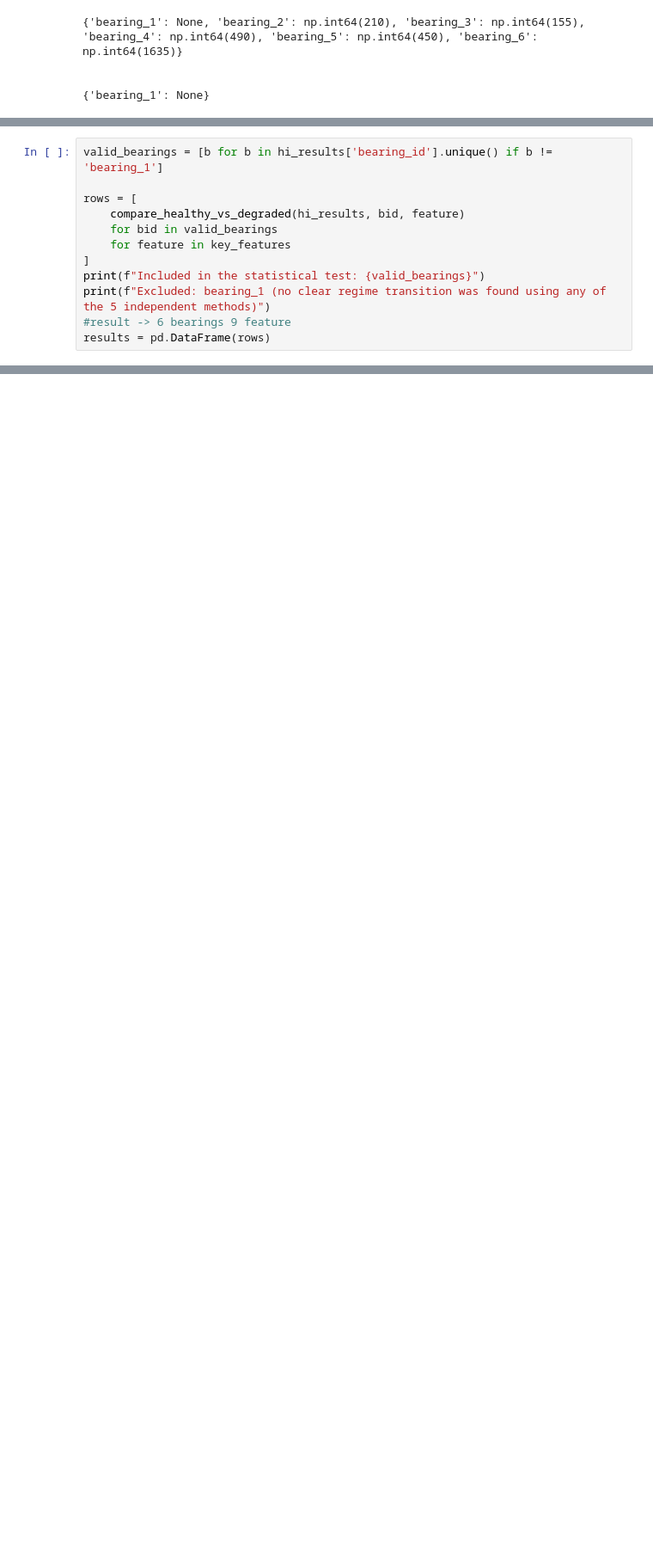
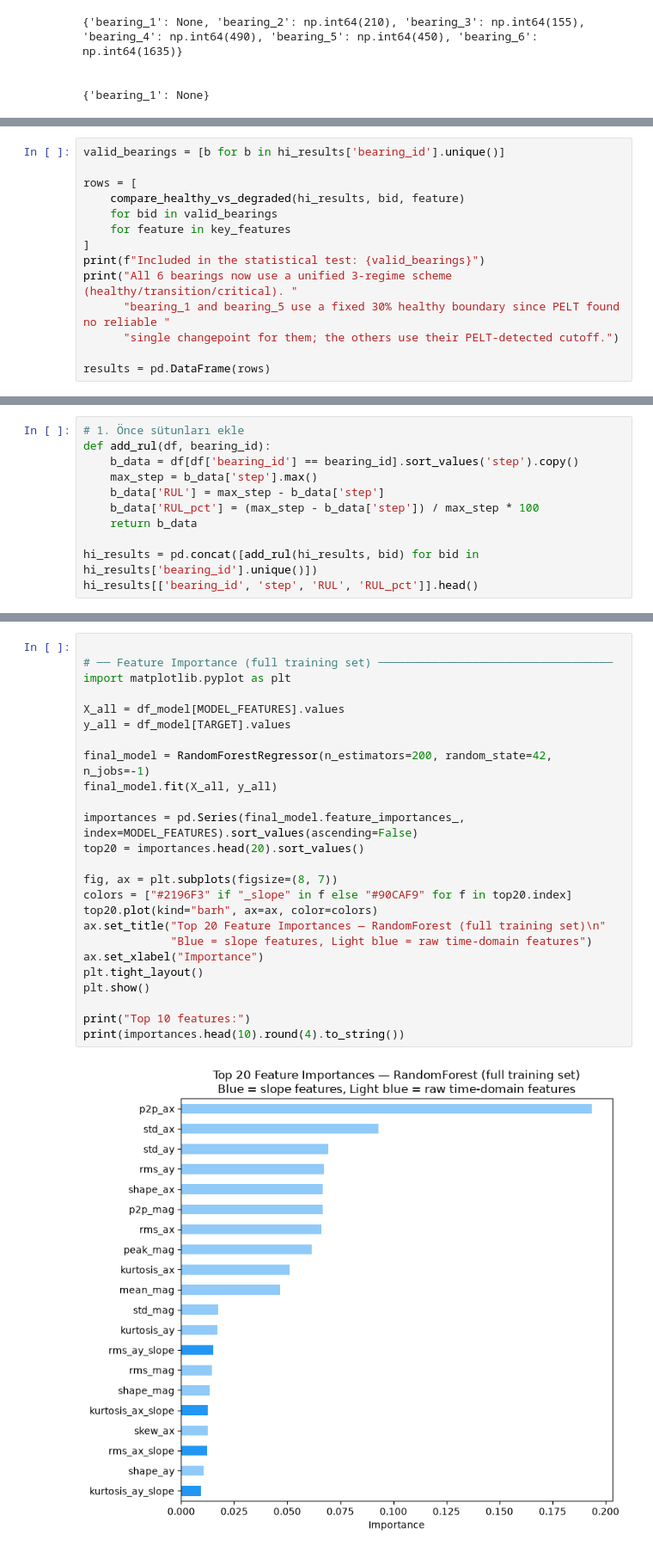
Before and after one commit to AE1024/NASA-PROJECT-FEMTO, a Jupyter notebook: notebooks/04_statistical_validation.ipynb, the cells around one changed output, grey strips where cells are left out. Shown at 86% size. Cells and saved outputs as stored; diff of their text form; blank space fills up the shorter version.

```diff
--- a/notebooks/04_statistical_validation.ipynb
+++ b/notebooks/04_statistical_validation.ipynb
@@ -284,7 +340,7 @@ health_index    0
 regime_label    0
 dtype: int64
 # %%
-valid_bearings = [b for b in hi_results['bearing_id'].unique() if b != 'bearing_1']
+valid_bearings = [b for b in hi_results['bearing_id'].unique()]
 
 rows = [
     compare_healthy_vs_degraded(hi_results, bid, feature)
@@ -292,7 +348,9 @@ rows = [
     for feature in key_features
 ]
 print(f"Included in the statistical test: {valid_bearings}")
-print(f"Excluded: bearing_1 (no clear regime transition was found using any of the 5 independent methods)")
-#result -> 6 bearings 9 feature
+print("All 6 bearings now use a unified 3-regime scheme (healthy/transition/critical). "
+      "bearing_1 and bearing_5 use a fixed 30% healthy boundary since PELT found no reliable "
+      "single changepoint for them; the others use their PELT-detected cutoff.")
+
 results = pd.DataFrame(rows)
 # %% [output]
@@ -346,0 +473,11 @@ print(summary.to_string(index=False))
+# %%
+# 1. Önce sütunları ekle
+def add_rul(df, bearing_id):
+    b_data = df[df['bearing_id'] == bearing_id].sort_values('step').copy()
+    max_step = b_data['step'].max()
+    b_data['RUL'] = max_step - b_data['step']
+    b_data['RUL_pct'] = (max_step - b_data['step']) / max_step * 100
+    return b_data
+
+hi_results = pd.concat([add_rul(hi_results, bid) for bid in hi_results['bearing_id'].unique()])
+hi_results[['bearing_id', 'step', 'RUL', 'RUL_pct']].head()
@@ -346,0 +600,27 @@ print(summary.to_string(index=False))
+# %%
+
+# ── Feature Importance (full training set) ───────────────────────────────────
+import matplotlib.pyplot as plt
+
+X_all = df_model[MODEL_FEATURES].values
+y_all = df_model[TARGET].values
+
+final_model = RandomForestRegressor(n_estimators=200, random_state=42, n_jobs=-1)
+final_model.fit(X_all, y_all)
+
+importances = pd.Series(final_model.feature_importances_, index=MODEL_FEATURES).sort_values(ascending=False)
+top20 = importances.head(20).sort_values()
+
+fig, ax = plt.subplots(figsize=(8, 7))
+colors = ["#2196F3" if "_slope" in f else "#90CAF9" for f in top20.index]
+top20.plot(kind="barh", ax=ax, color=colors)
+ax.set_title("Top 20 Feature Importances — RandomForest (full training set)\n"
+             "Blue = slope features, Light blue = raw time-domain features")
+ax.set_xlabel("Importance")
+plt.tight_layout()
+plt.show()
+
+print("Top 10 features:")
+print(importances.head(10).round(4).to_string())
+# %% [output]
+[figure, added]
```
Also changed, not shown: parts of 18 cells of this notebook.
